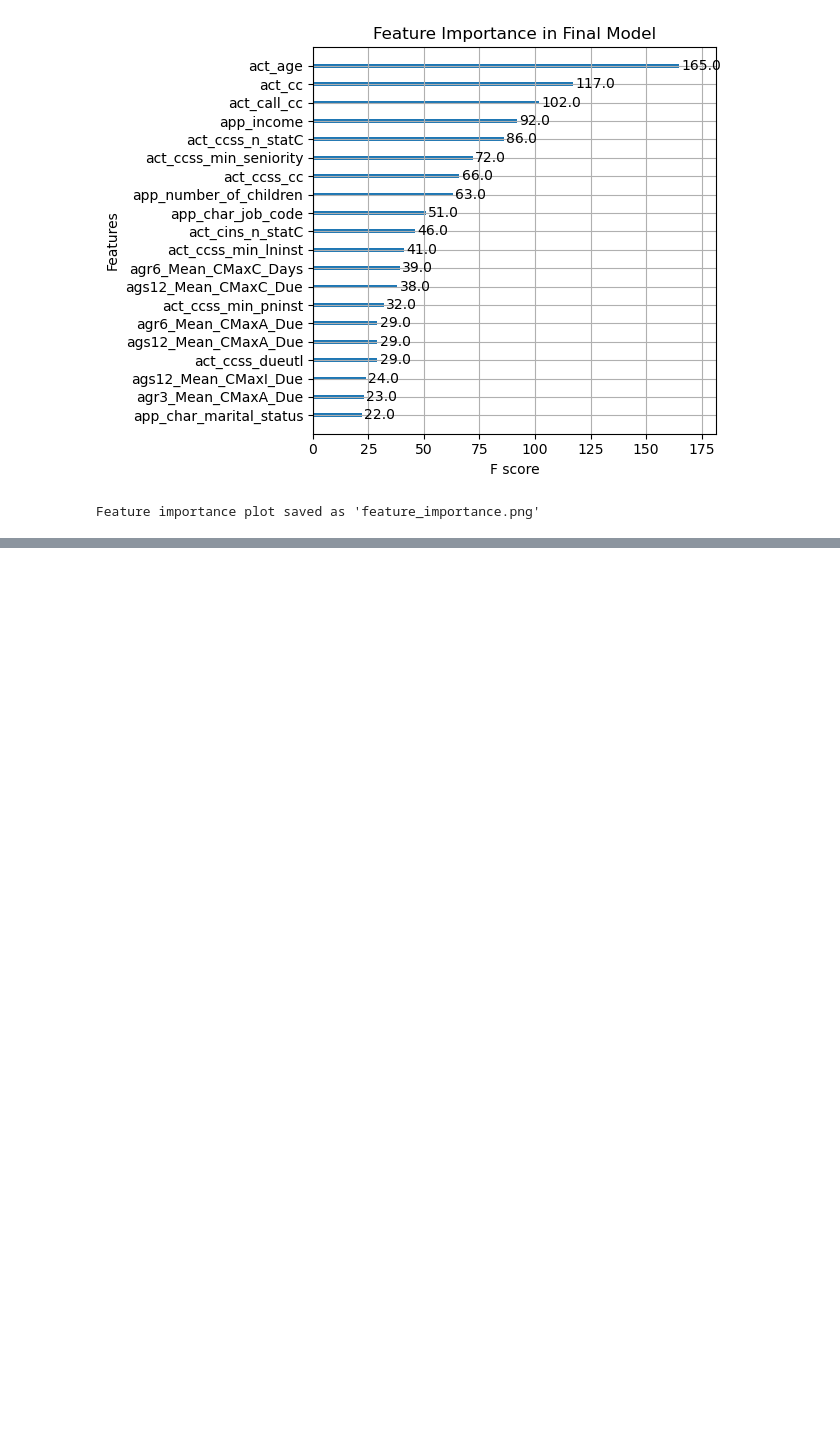
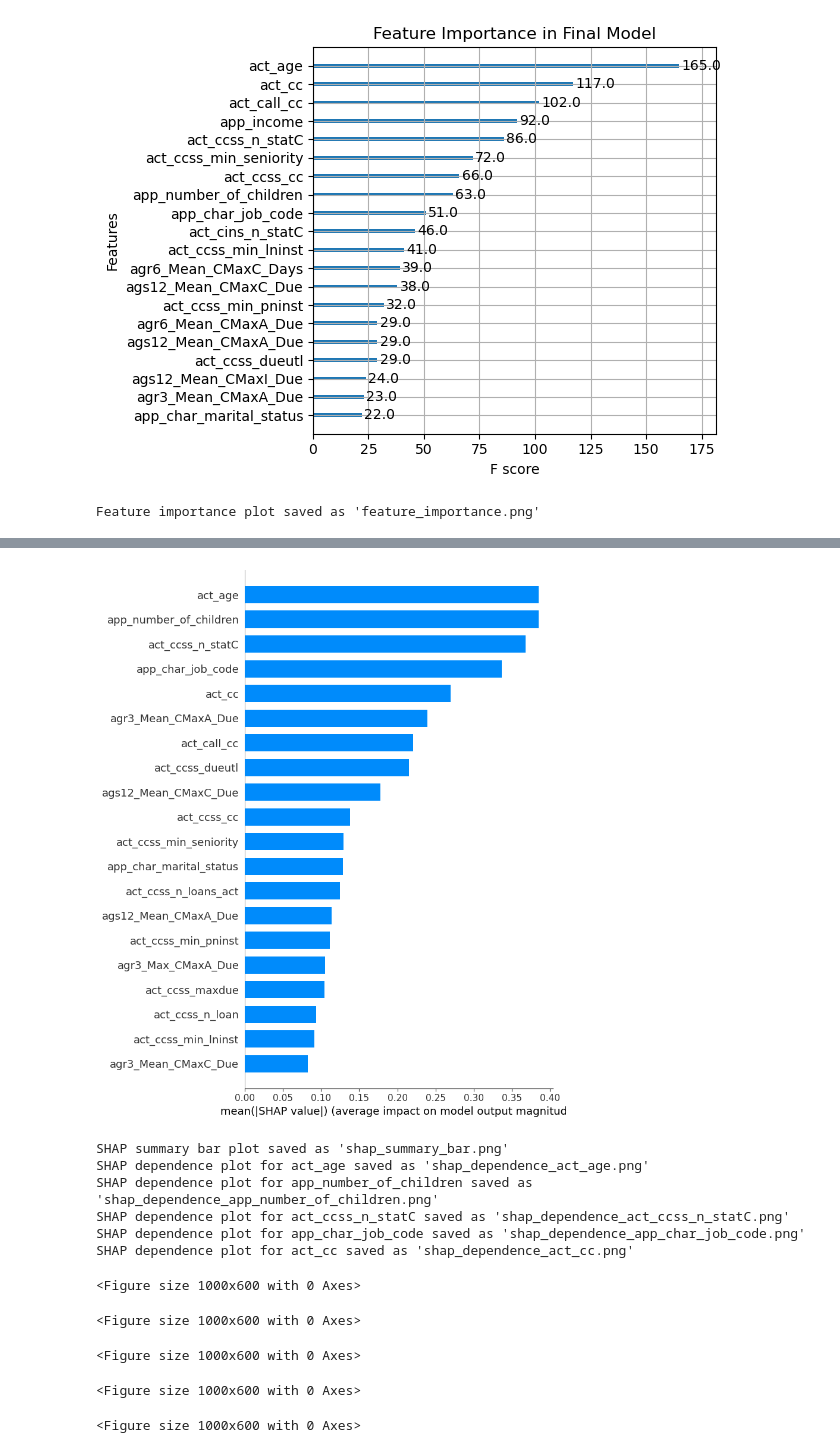
Before and after one commit to KlaudiaHe/features, a Jupyter notebook: XGBoost_feature.ipynb, the cells around one changed output, grey strips where cells are left out. Saved outputs shown, nothing was run; the diff lists cells and outputs as text; code cells hidden in the pictures; blank space fills up the shorter version.

```diff
--- a/XGBoost_feature.ipynb
+++ b/XGBoost_feature.ipynb
@@ -249,0 +223,42 @@ SHAP dependence plot for agr3_Max_CMaxA_Due saved as 'shap_dependence_agr3_Max_C
+# %%
+# 14.2 Calculate SHAP values for X_test_selected (without DMatrix)
+shap_values_final = explainer_final.shap_values(X_test_selected)
+
+# Calculate the mean SHAP values for each feature (absolute values)
+mean_shap_values = np.abs(shap_values_final).mean(axis=0)
+
+# Sort features by their mean SHAP values
+sorted_features = X_test_selected.columns[np.argsort(mean_shap_values)[::-1]]
+
+# Generate and save SHAP summary bar plot (mean SHAP values)
+plt.figure(figsize=(10, 8))
+shap.summary_plot(shap_values_final, X_test_selected, plot_type="bar", max_display=20, show=False)
+plt.tight_layout()
+plt.savefig('shap_summary_bar.png', dpi=300, bbox_inches='tight')  # Save the plot
+plt.show()
+print("SHAP summary bar plot saved as 'shap_summary_bar.png'")
+
+# Select top 5 features based on SHAP values
+top_features = sorted_features[:5]
+
+# Generate SHAP dependence plot for the most important features
+for feature in top_features:
+    plt.figure(figsize=(10, 6))
+    shap.dependence_plot(feature, shap_values_final, X_test_selected, show=False)  # Add show=False to avoid displaying
+    plt.tight_layout()
+    plt.savefig(f'shap_dependence_{feature}.png', dpi=300, bbox_inches='tight')  # Save the plot
+    plt.close()
+    print(f"SHAP dependence plot for {feature} saved as 'shap_dependence_{feature}.png'")
+# %% [output]
+[figure, added]
+SHAP summary bar plot saved as 'shap_summary_bar.png'
+SHAP dependence plot for act_age saved as 'shap_dependence_act_age.png'
+SHAP dependence plot for app_number_of_children saved as 'shap_dependence_app_number_of_children.png'
+SHAP dependence plot for act_ccss_n_statC saved as 'shap_dependence_act_ccss_n_statC.png'
+SHAP dependence plot for app_char_job_code saved as 'shap_dependence_app_char_job_code.png'
+SHAP dependence plot for act_cc saved as 'shap_dependence_act_cc.png'
+<Figure size 1000x600 with 0 Axes>
+<Figure size 1000x600 with 0 Axes>
+<Figure size 1000x600 with 0 Axes>
+<Figure size 1000x600 with 0 Axes>
+<Figure size 1000x600 with 0 Axes>
```
Also changed, not shown: parts of 14 cells of this notebook.
